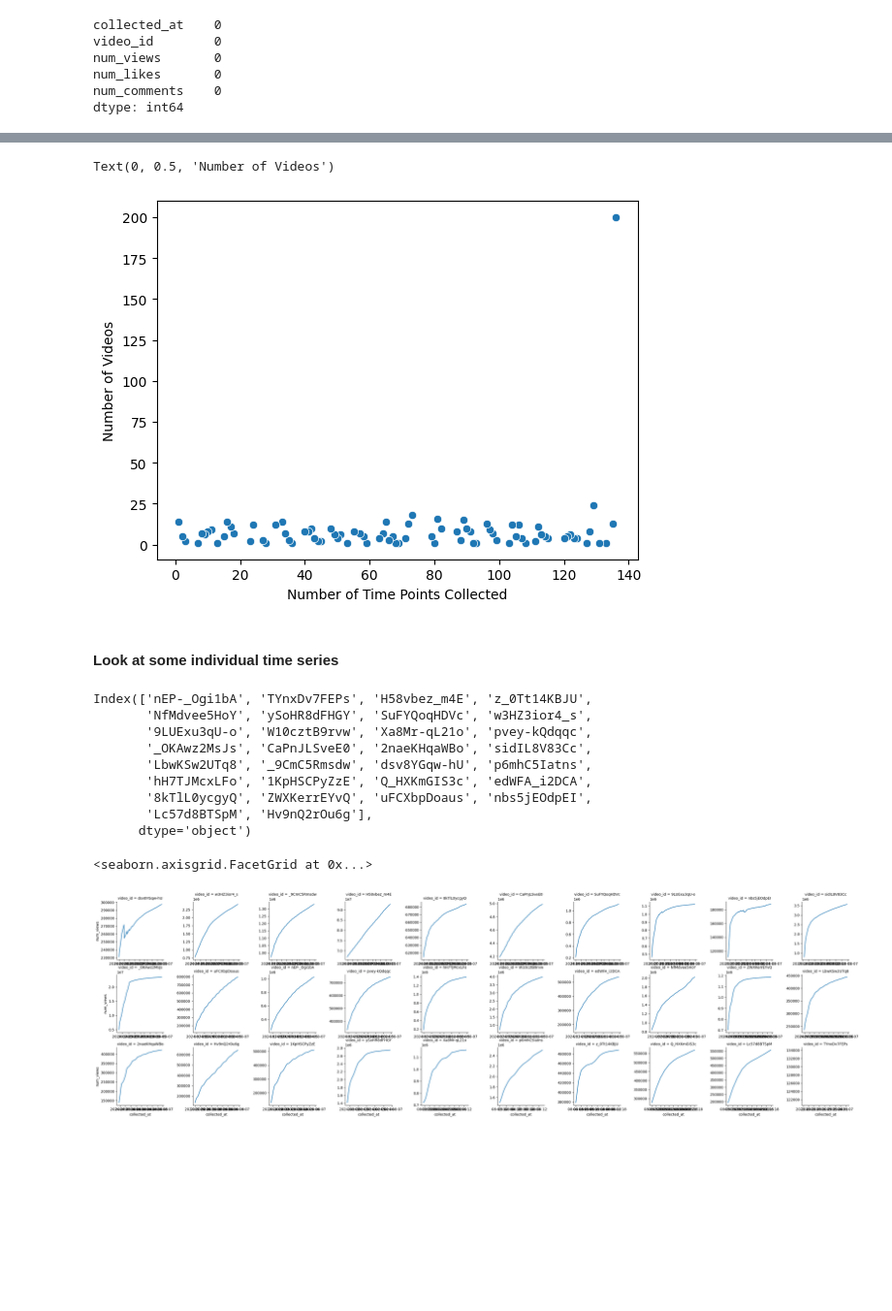
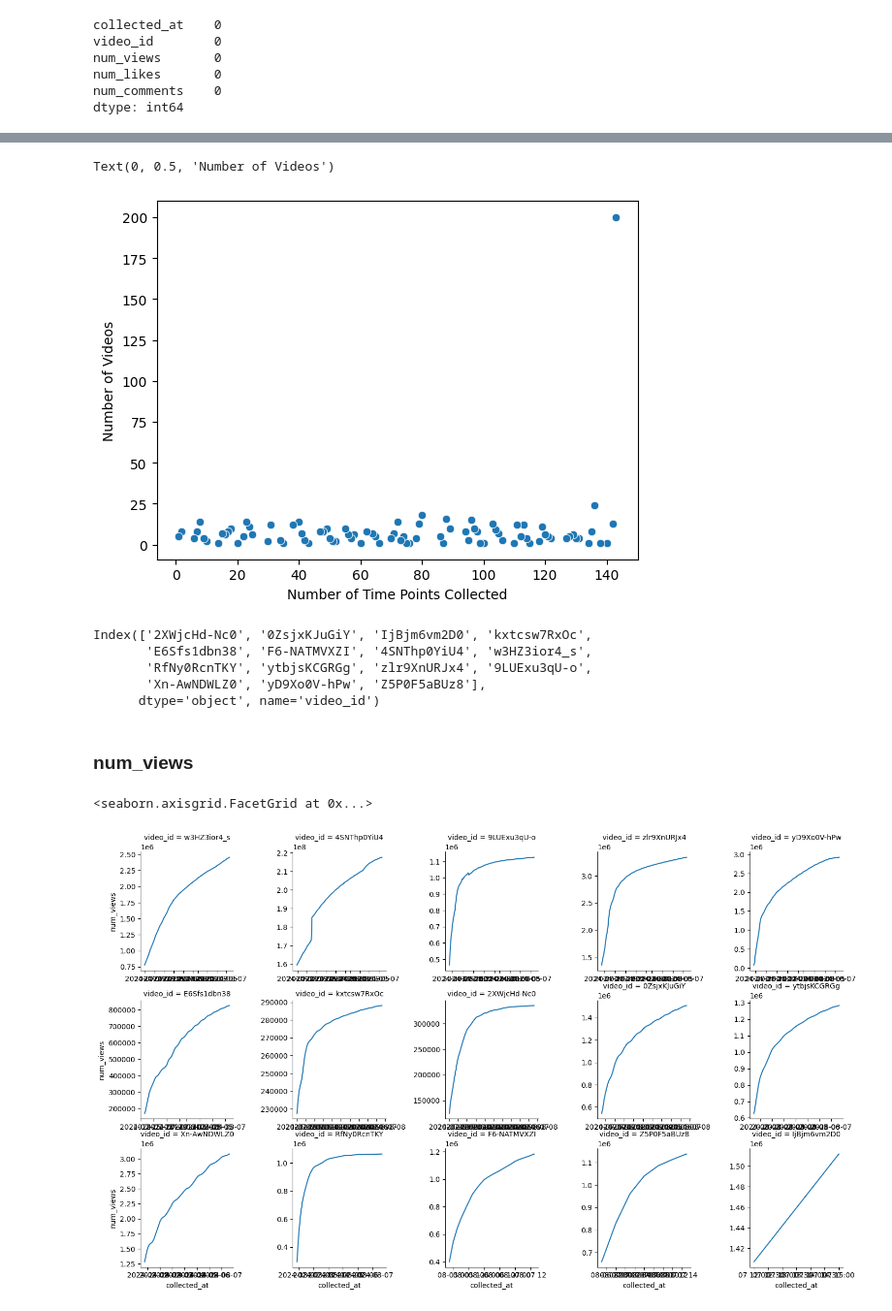
Before and after one commit to AndrewDettor/YouTubeMostPopularVideos, a Jupyter notebook: time_series_EDA.ipynb, the cells around one changed output, grey strips where cells are left out. Shown at 97% size. Saved outputs shown, nothing was run; the diff lists cells and outputs as text; code cells hidden in the pictures; blank space fills up the shorter version.

```diff
--- a/time_series_EDA.ipynb
+++ b/time_series_EDA.ipynb
@@ -23,7 +23,8 @@ psql_pw = os.getenv("PSQL_PW")
 # SSH parameters
 bastion_host = 'ec2-34-224-93-62.compute-1.amazonaws.com'
 bastion_user = 'ec2-user'
-bastion_key = 'C:\\Users\\detto\\Documents\\ec2-key-pair.pem'
+# bastion_key = 'C:\\Users\\detto\\Documents\\ec2-key-pair.pem'
+bastion_key = "/Users/adettor/Documents/YouTubeViewPrediction/ec2-key-pair.pem"
 
 # RDS parameters
 rds_host = 'youtubeviewprediction.cd0c8oow2pnr.us-east-1.rds.amazonaws.com'
@@ -65,8 +66,7 @@ try:
     print("You are connected to - ", record)
 
 except (Exception, psycopg2.Error) as error:
-    print("Error while connecting to PostgreSQL", error)
-    tunnel.stop()
+    print("Error while connecting to PostgreSQL:", error)
 # %% [output]
 You are connected to -  ('PostgreSQL 16.1 on x86_64-pc-linux-gnu, compiled by gcc (GCC) 7.3.1 20180712 (Red Hat 7.3.1-12), 64-bit',)
 # %% [markdown]
@@ -171,26 +175,23 @@ ax.set_xlabel("Number of Time Points Collected")
 ax.set_ylabel("Number of Videos")
 # %% [output]
 Text(0, 0.5, 'Number of Videos')
-[figure, old version]
+[figure, new version]
-# %% [markdown]
-#### Look at some individual time series
 # %%
-ids = id_counts.sample(30).index
+ids = id_counts.sample(15).index
 print(ids)
 # %% [output]
-Index(['nEP-_Ogi1bA', 'TYnxDv7FEPs', 'H58vbez_m4E', 'z_0Tt14KBJU',
-       'NfMdvee5HoY', 'ySoHR8dFHGY', 'SuFYQoqHDVc', 'w3HZ3ior4_s',
-       '9LUExu3qU-o', 'W10cztB9rvw', 'Xa8Mr-qL21o', 'pvey-kQdqqc',
-       '_OKAwz2MsJs', 'CaPnJLSveE0', '2naeKHqaWBo', 'sidIL8V83Cc',
-       'LbwKSw2UTq8', '_9CmC5Rmsdw', 'dsv8YGqw-hU', 'p6mhC5Iatns',
-       'hH7TJMcxLFo', '1KpHSCPyZzE', 'Q_HXKmGIS3c', 'edWFA_i2DCA',
-       '8kTlL0ycgyQ', 'ZWXKerrEYvQ', 'uFCXbpDoaus', 'nbs5jEOdpEI',
-       'Lc57d8BTSpM', 'Hv9nQ2rOu6g'],
-      dtype='object')
+Index(['2XWjcHd-Nc0', '0ZsjxKJuGiY', 'IjBjm6vm2D0', 'kxtcsw7RxOc',
+       'E6Sfs1dbn38', 'F6-NATMVXZI', '4SNThp0YiU4', 'w3HZ3ior4_s',
+       'RfNy0RcnTKY', 'ytbjsKCGRGg', 'zlr9XnURJx4', '9LUExu3qU-o',
+       'Xn-AwNDWLZ0', 'yD9Xo0V-hPw', 'Z5P0F5aBUz8'],
+      dtype='object', name='video_id')
+# %% [markdown]
+### num_views
 # %%
-id_data = video_fact.loc[video_fact["video_id"].isin(ids), ["video_id", "collected_at", "num_views"]]
-g = sns.FacetGrid(id_data, sharey=False, sharex=False, col="video_id", col_wrap=10)
-g.map(sns.lineplot, "collected_at", "num_views")
+col = "num_views"
+id_data = video_fact.loc[video_fact["video_id"].isin(ids), ["video_id", "collected_at", col]]
+g = sns.FacetGrid(id_data, sharey=False, sharex=False, col="video_id", col_wrap=5)
+g.map(sns.lineplot, "collected_at", col)
 # %% [output]
 <seaborn.axisgrid.FacetGrid at 0x...>
-[figure, old version]
+[figure, new version]
```
Also changed, not shown: parts of 86 cells of this notebook, 1 other file.
